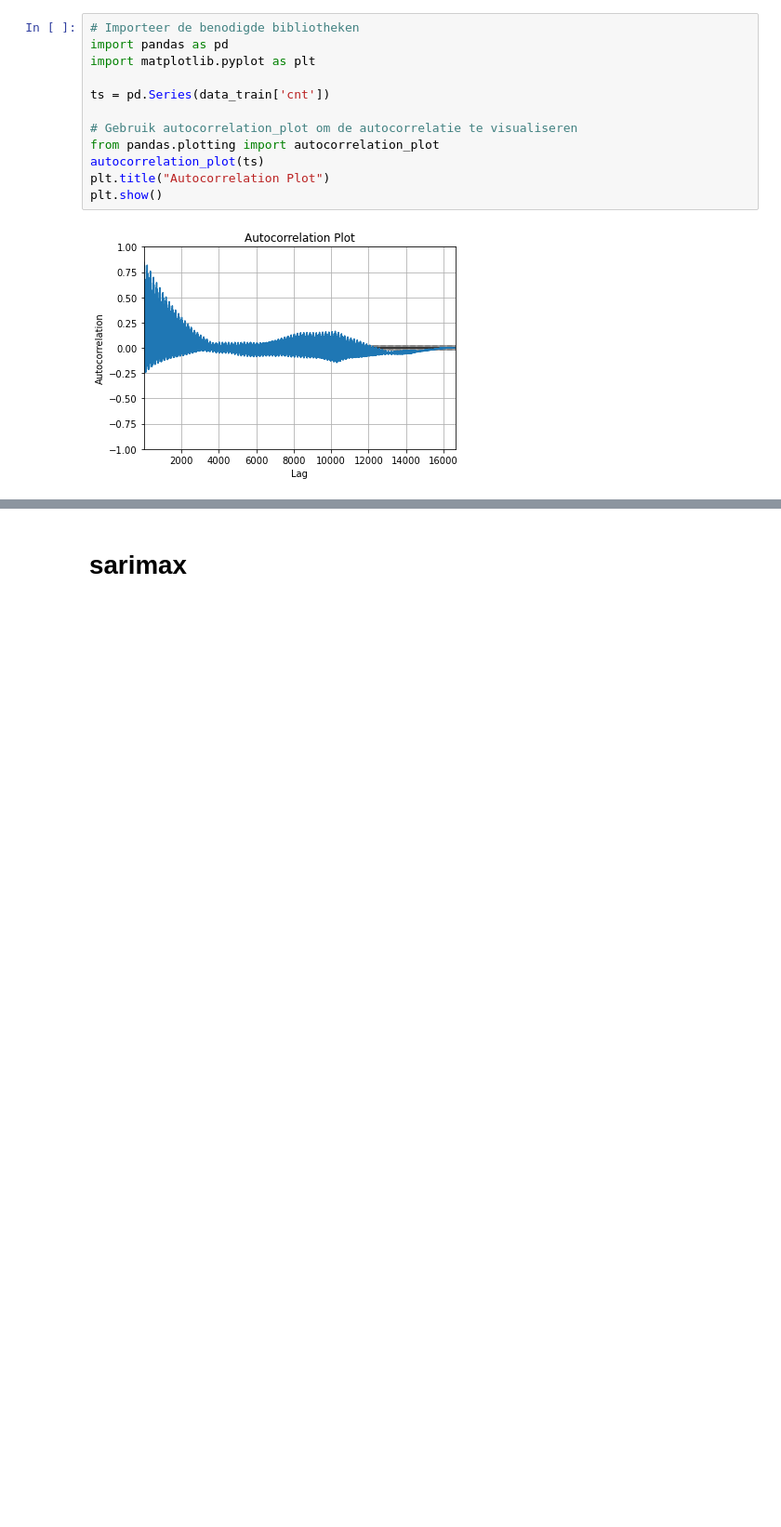
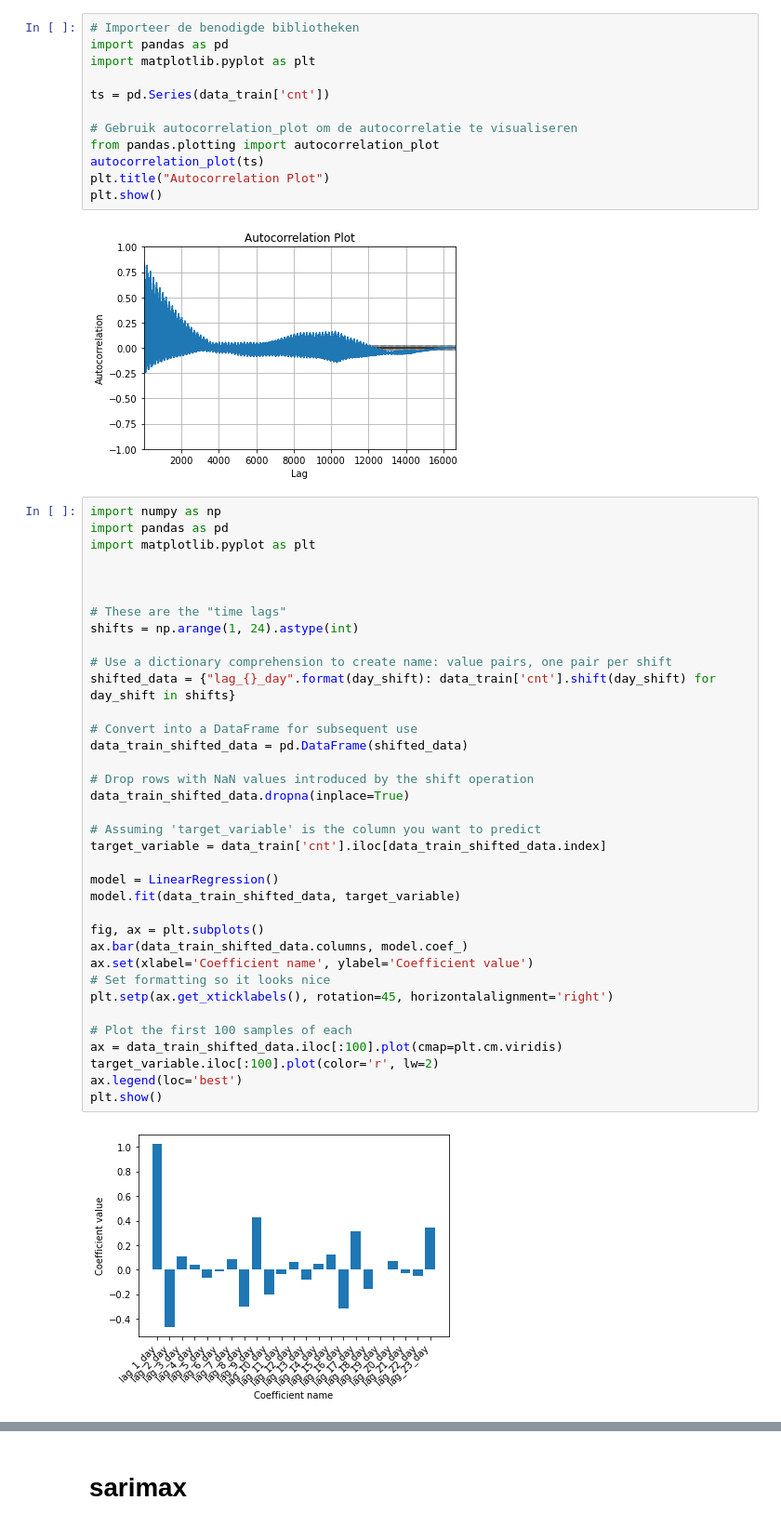
Before and after one commit to BJHeemskerk/MachineLearning, a Jupyter notebook: Verhuuraantallen/Opdracht 2.ipynb, the cells around one changed output, grey strips where cells are left out. Shown at 93% size. Cells and saved outputs as stored; diff of their text form; blank space fills up the shorter version.

```diff
--- a/Verhuuraantallen/Opdracht 2.ipynb
+++ b/Verhuuraantallen/Opdracht 2.ipynb
@@ -424,3 +595,41 @@ plt.title("Autocorrelation Plot")
 plt.show()
 # %% [output]
 [figure]
+# %%
+import numpy as np
+import pandas as pd
+import matplotlib.pyplot as plt
+
+
+
+# These are the "time lags"
+shifts = np.arange(1, 24).astype(int)
+
+# Use a dictionary comprehension to create name: value pairs, one pair per shift
+shifted_data = {"lag_{}_day".format(day_shift): data_train['cnt'].shift(day_shift) for day_shift in shifts}
+
+# Convert into a DataFrame for subsequent use
+data_train_shifted_data = pd.DataFrame(shifted_data)
+
+# Drop rows with NaN values introduced by the shift operation
+data_train_shifted_data.dropna(inplace=True)
+
+# Assuming 'target_variable' is the column you want to predict
+target_variable = data_train['cnt'].iloc[data_train_shifted_data.index]
+
+model = LinearRegression()
+model.fit(data_train_shifted_data, target_variable)
+
+fig, ax = plt.subplots()
+ax.bar(data_train_shifted_data.columns, model.coef_)
+ax.set(xlabel='Coefficient name', ylabel='Coefficient value')
+# Set formatting so it looks nice
+plt.setp(ax.get_xticklabels(), rotation=45, horizontalalignment='right')
+
+# Plot the first 100 samples of each
+ax = data_train_shifted_data.iloc[:100].plot(cmap=plt.cm.viridis)
+target_variable.iloc[:100].plot(color='r', lw=2)
+ax.legend(loc='best')
+plt.show()
+# %% [output]
+[figure, added]
```
Also changed, not shown: parts of 31 cells of this notebook.
